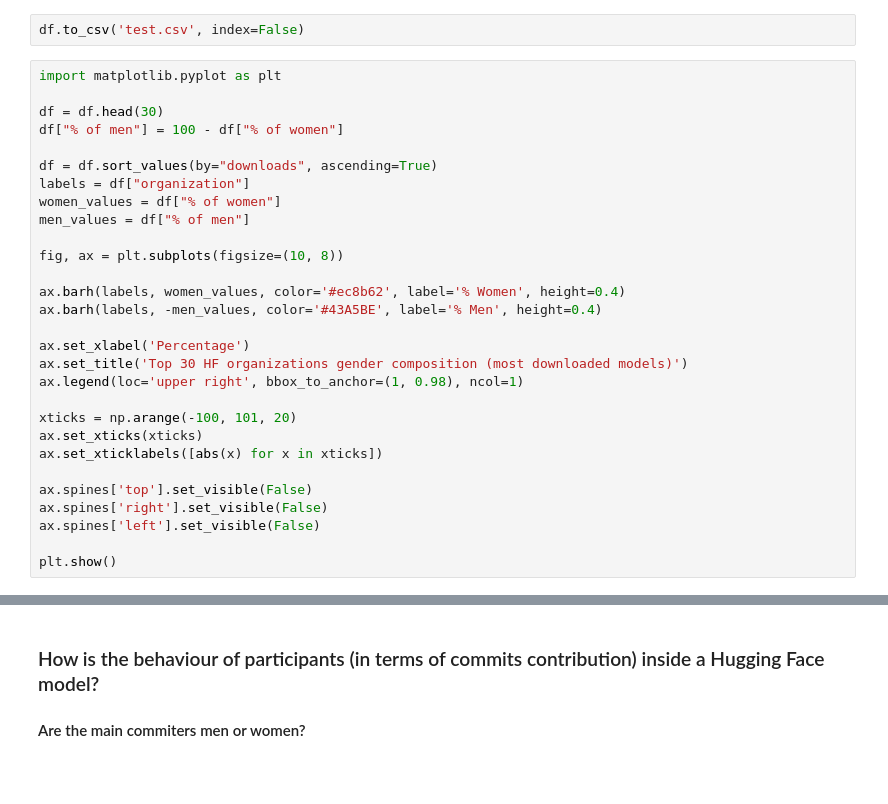
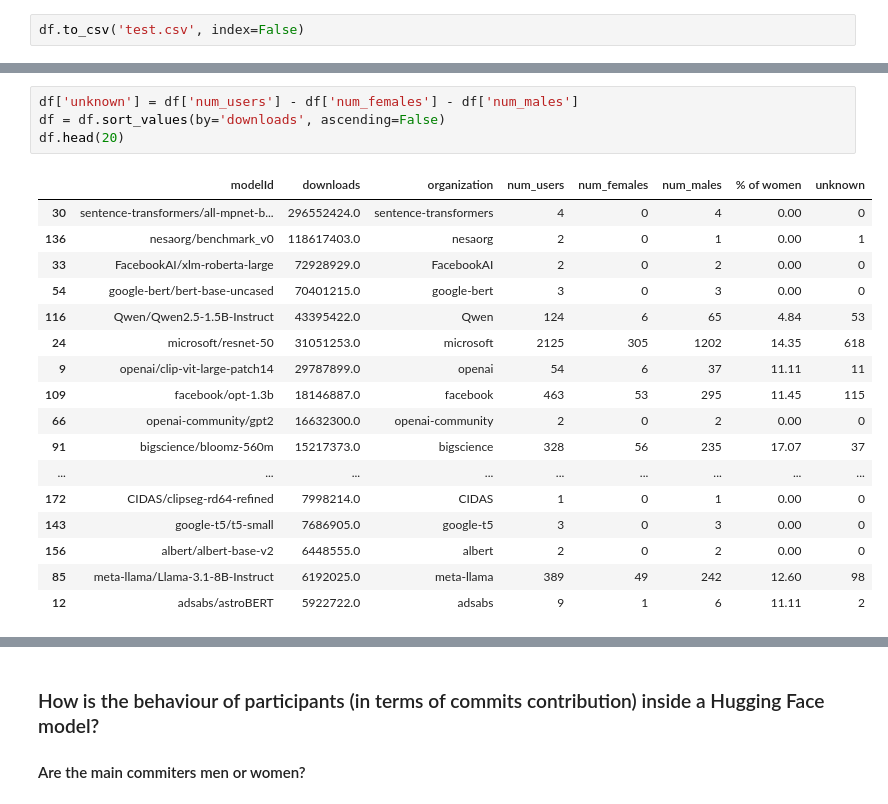
Before and after one commit to mariatubella/i2rced, a Jupyter notebook: codes/plots-answers.ipynb, the cells around one changed output, grey strips where cells are left out. Drawn from its saved outputs; the diff is of its cells as text; blank space fills up the shorter version.

```diff
--- a/codes/plots-answers.ipynb
+++ b/codes/plots-answers.ipynb
@@ -79,32 +79,3 @@ df = pd.merge(models, org_summary, on='organization', how='right')
 df = df.sort_values(by='downloads', ascending=False)
 # %%
 df.to_csv('test.csv', index=False)
-# %%
-import matplotlib.pyplot as plt
-
-df = df.head(30)
-df["% of men"] = 100 - df["% of women"]
-
-df = df.sort_values(by="downloads", ascending=True)
-labels = df["organization"]
-women_values = df["% of women"]
-men_values = df["% of men"]
-
-fig, ax = plt.subplots(figsize=(10, 8))
-
-ax.barh(labels, women_values, color='#ec8b62', label='% Women', height=0.4)
-ax.barh(labels, -men_values, color='#43A5BE', label='% Men', height=0.4)
-
-ax.set_xlabel('Percentage')
-ax.set_title('Top 30 HF organizations gender composition (most downloaded models)')
-ax.legend(loc='upper right', bbox_to_anchor=(1, 0.98), ncol=1)
-
-xticks = np.arange(-100, 101, 20)
-ax.set_xticks(xticks)
-ax.set_xticklabels([abs(x) for x in xticks])
-
-ax.spines['top'].set_visible(False)
-ax.spines['right'].set_visible(False)
-ax.spines['left'].set_visible(False)
-
-plt.show()
@@ -112,0 +82,22 @@ plt.show()
+# %%
+df['unknown'] = df['num_users'] - df['num_females'] - df['num_males']
+df = df.sort_values(by='downloads', ascending=False)
+df.head(20)
+# %% [output]
+|  | modelId | downloads | organization | num_users | num_females | num_males | % of women | unknown |
+| 30 | sentence-transformers/all-mpnet-b... | 296552424.0 | sentence-transformers | 4 | 0 | 4 | 0.00 | 0 |
+| 136 | nesaorg/benchmark_v0 | 118617403.0 | nesaorg | 2 | 0 | 1 | 0.00 | 1 |
+| 33 | FacebookAI/xlm-roberta-large | 72928929.0 | FacebookAI | 2 | 0 | 2 | 0.00 | 0 |
+| 54 | google-bert/bert-base-uncased | 70401215.0 | google-bert | 3 | 0 | 3 | 0.00 | 0 |
+| 116 | Qwen/Qwen2.5-1.5B-Instruct | 43395422.0 | Qwen | 124 | 6 | 65 | 4.84 | 53 |
+| 24 | microsoft/resnet-50 | 31051253.0 | microsoft | 2125 | 305 | 1202 | 14.35 | 618 |
+| 9 | openai/clip-vit-large-patch14 | 29787899.0 | openai | 54 | 6 | 37 | 11.11 | 11 |
+| 109 | facebook/opt-1.3b | 18146887.0 | facebook | 463 | 53 | 295 | 11.45 | 115 |
+| 66 | openai-community/gpt2 | 16632300.0 | openai-community | 2 | 0 | 2 | 0.00 | 0 |
+| 91 | bigscience/bloomz-560m | 15217373.0 | bigscience | 328 | 56 | 235 | 17.07 | 37 |
+| ... | ... | ... | ... | ... | ... | ... | ... | ... |
+| 172 | CIDAS/clipseg-rd64-refined | 7998214.0 | CIDAS | 1 | 0 | 1 | 0.00 | 0 |
+| 143 | google-t5/t5-small | 7686905.0 | google-t5 | 3 | 0 | 3 | 0.00 | 0 |
+| 156 | albert/albert-base-v2 | 6448555.0 | albert | 2 | 0 | 2 | 0.00 | 0 |
+| 85 | meta-llama/Llama-3.1-8B-Instruct | 6192025.0 | meta-llama | 389 | 49 | 242 | 12.60 | 98 |
+| 12 | adsabs/astroBERT | 5922722.0 | adsabs | 9 | 1 | 6 | 11.11 | 2 |
```
Also changed, not shown: parts of 11 cells of this notebook, 10 other files.
